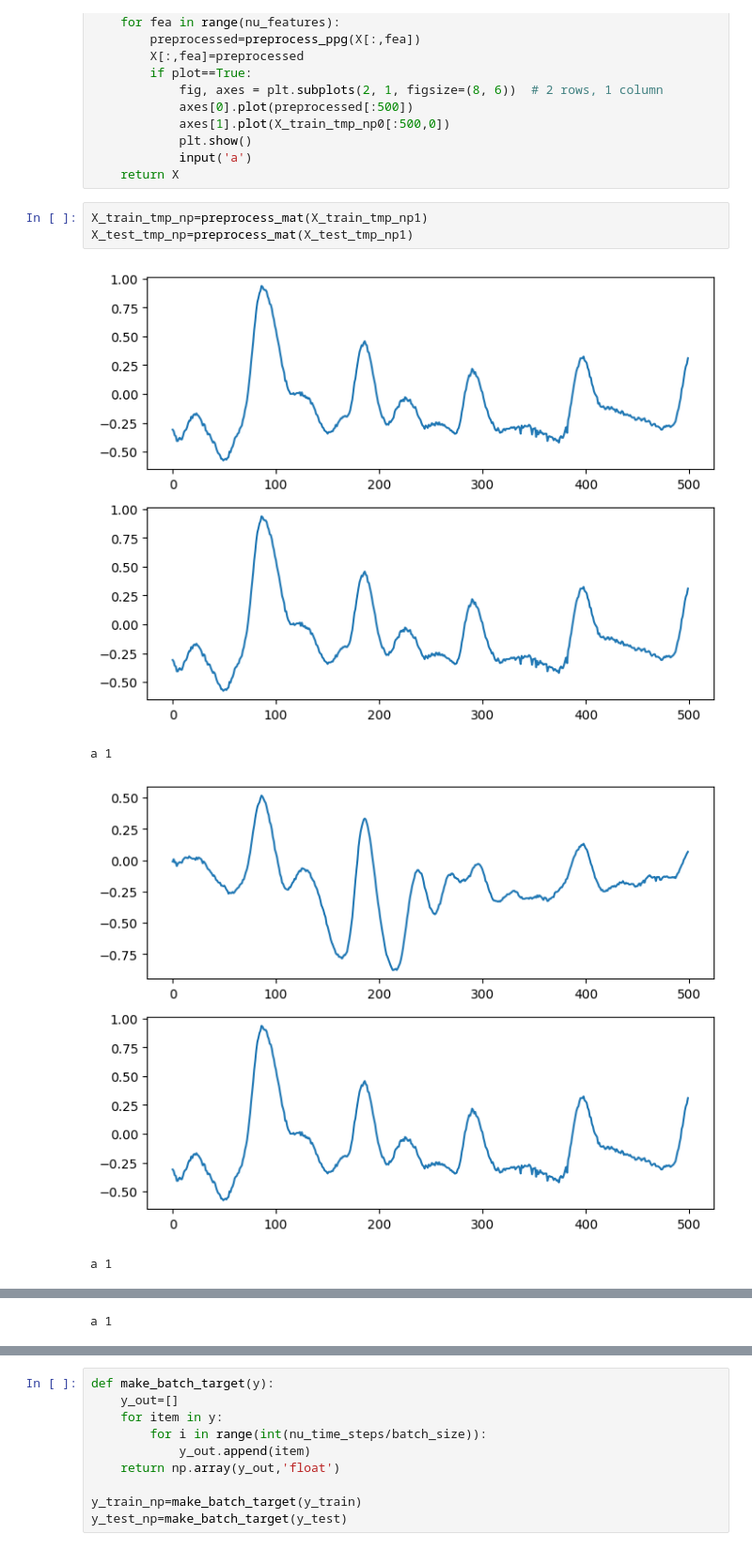
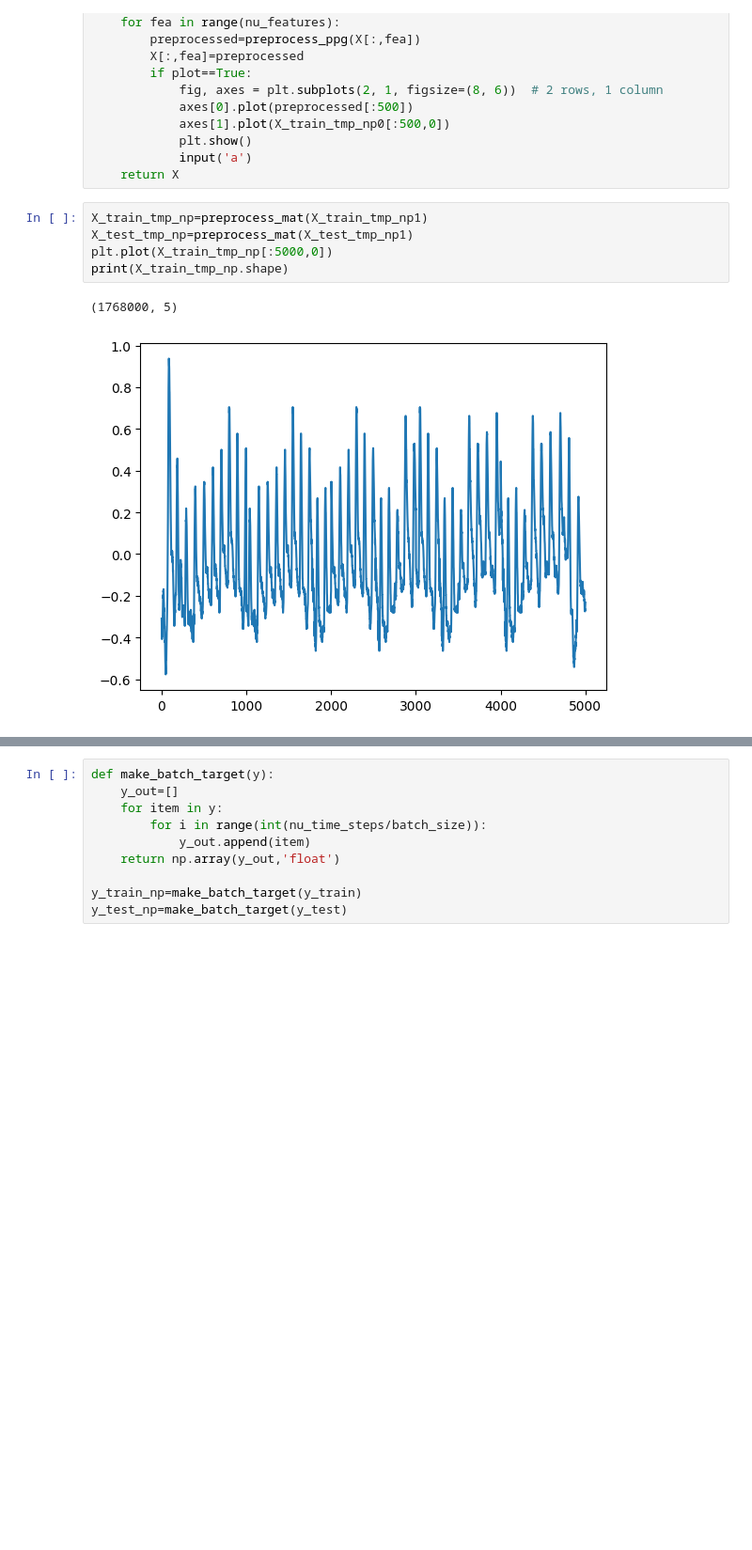
Before and after one commit to kallepalomaki/HeartRate, a Jupyter notebook: ppg_ieee_windowed.ipynb, the cells around one changed output, grey strips where cells are left out. Shown at 94% size. Saved outputs shown, nothing was run; the diff lists cells and outputs as text; blank space fills up the shorter version.

```diff
--- a/ppg_ieee_windowed.ipynb
+++ b/ppg_ieee_windowed.ipynb
@@ -100,8 +104,8 @@ def preprocess_mat(X):
 # %%
 X_train_tmp_np=preprocess_mat(X_train_tmp_np1)
 X_test_tmp_np=preprocess_mat(X_test_tmp_np1)
+plt.plot(X_train_tmp_np[:5000,0])
+print(X_train_tmp_np.shape)
 # %% [output]
+(1768000, 5)
-[figure, old version]
+[figure, new version]
-a 1
-[figure, removed]
-a 1
@@ -109 +111,0 @@ a 1
-a 1
```
Also changed, not shown: parts of 3 cells of this notebook.
